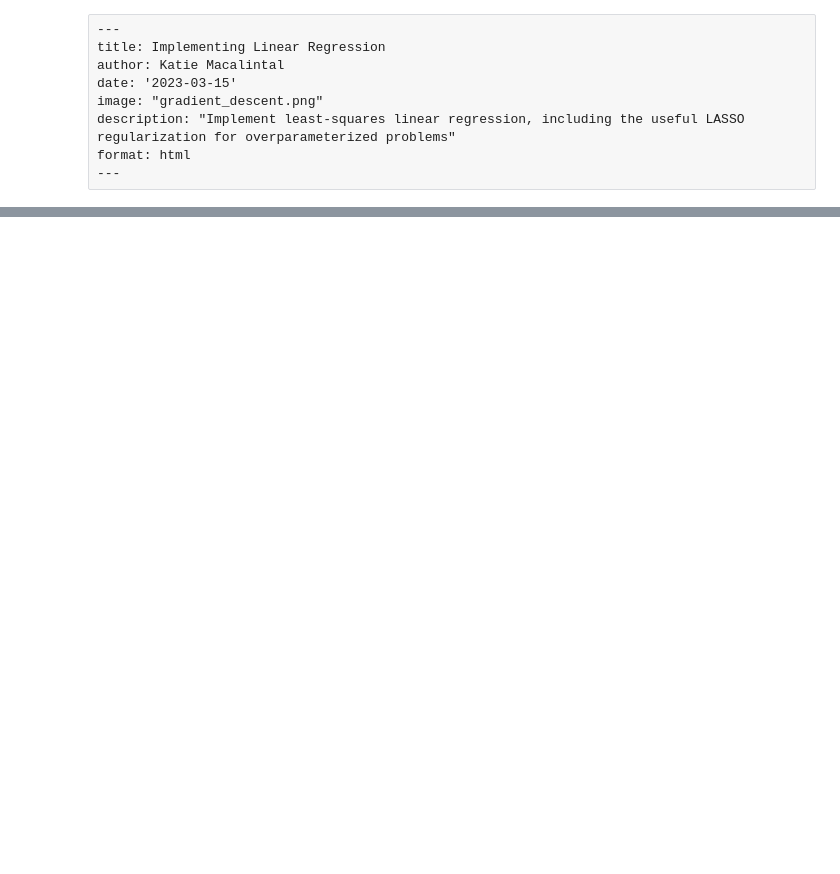
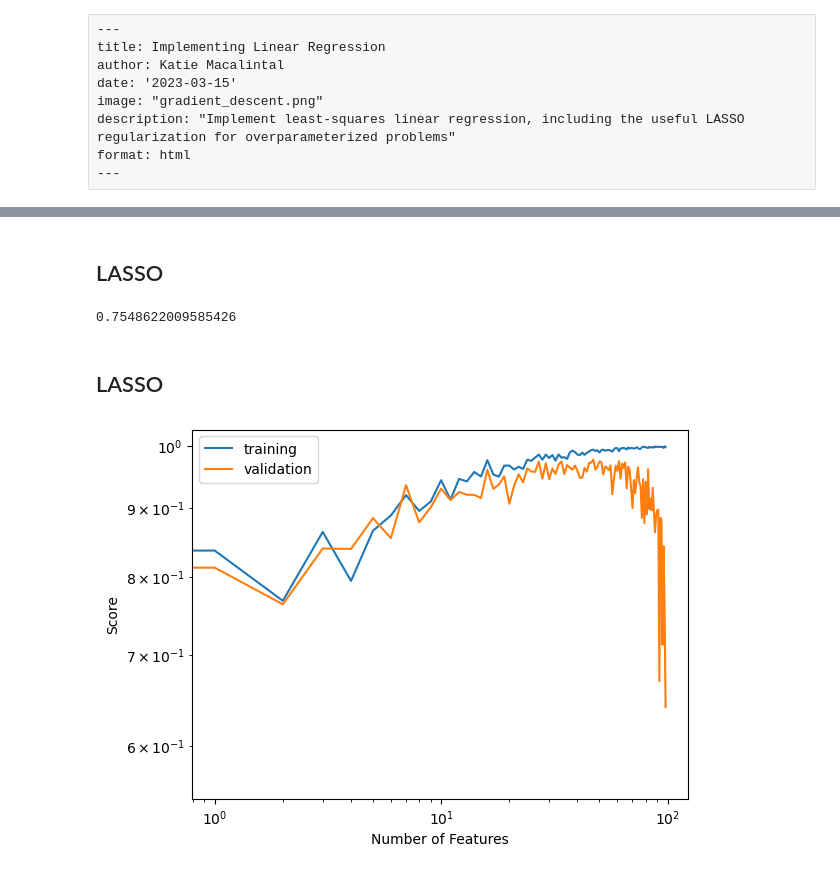
Before and after one commit to KatieMacalintal/KatieMacalintal.github.io, a Jupyter notebook: posts/linear-regression/index.ipynb, the cells around one changed output, grey strips where cells are left out. Cells and saved outputs as stored; diff of their text form; code cells hidden in the pictures; blank space fills up the shorter version.

```diff
--- a/posts/linear-regression/index.ipynb
+++ b/posts/linear-regression/index.ipynb
@@ -131,0 +105,41 @@ labels = plt.gca().set(xlabel = "Iteration", ylabel = "Score")
+# %% [markdown]
+## LASSO
+# %%
+from sklearn.linear_model import Lasso
+L = Lasso(alpha = 0.001)
+p_features = n_train - 1
+X_train, y_train, X_val, y_val = LR_data(n_train, n_val, p_features, noise)
+L.fit(X_train, y_train)
+
+L.score(X_val, y_val)
+# %% [output]
+0.7548622009585426
+# %% [markdown]
+## LASSO
+# %%
+n_train = 100
+n_val = 100
+p_features = 1
+noise = 0.2
+
+training_scores = []
+validation_scores = []
+
+while (p_features < n_train):
+    L = Lasso(alpha = 0.0009)
+    # create some data
+    X_train, y_train, X_val, y_val = LR_data(n_train, n_val, p_features, noise)
+    L.fit(X_train, y_train)
+    training_scores.append(L.score(X_train, y_train))
+    validation_scores.append(L.score(X_val, y_val))
+    p_features += 1
+
+plt.plot(training_scores, label="training")
+plt.plot(validation_scores, label="validation")
+
+plt.yscale('log')
+plt.xscale('log')
+legend = plt.legend()
+labels = plt.gca().set(xlabel = "Number of Features", ylabel = "Score")
+# %% [output]
+[figure, added]
```
Also changed, not shown: parts of 13 cells of this notebook, 20 other files.
